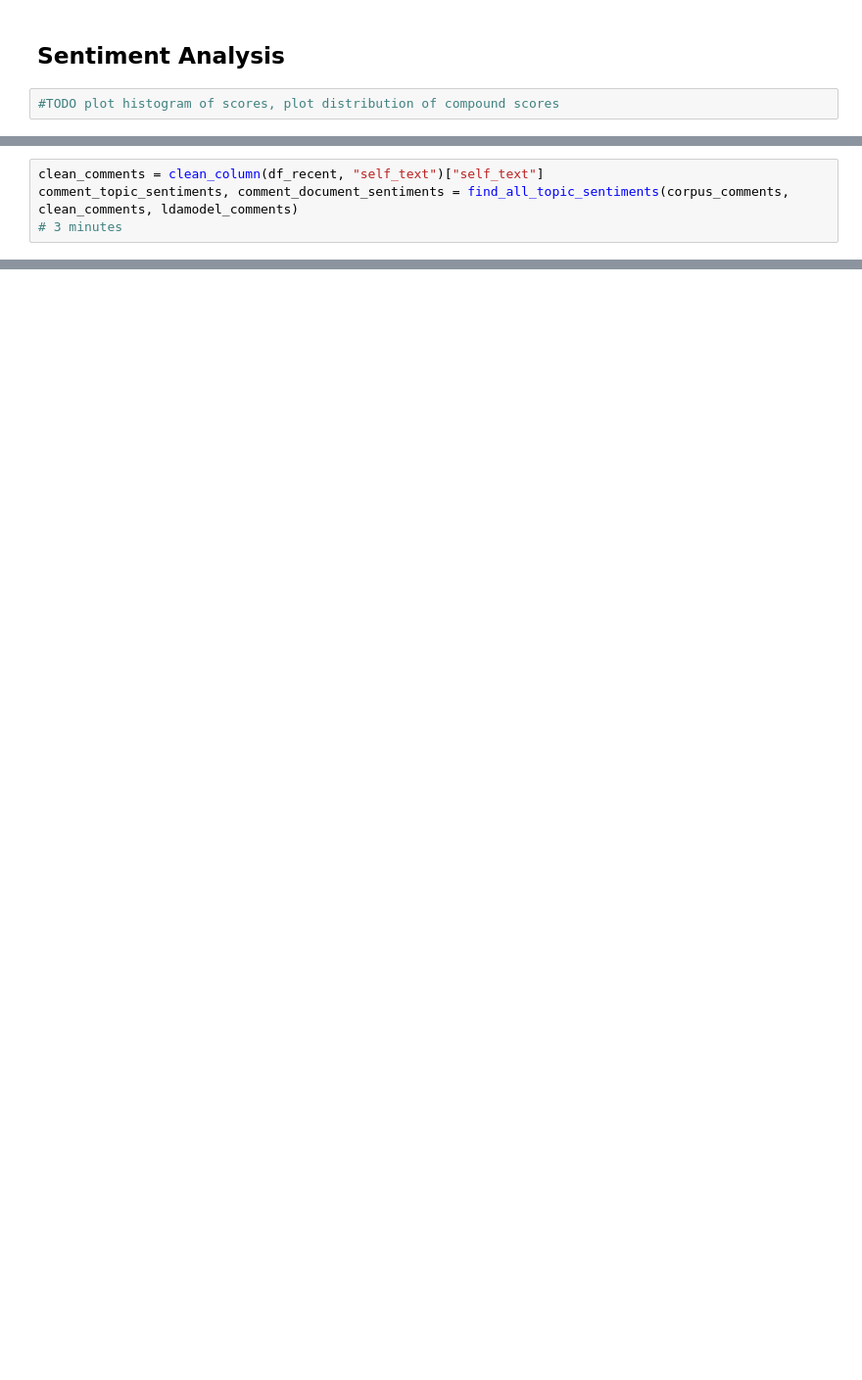
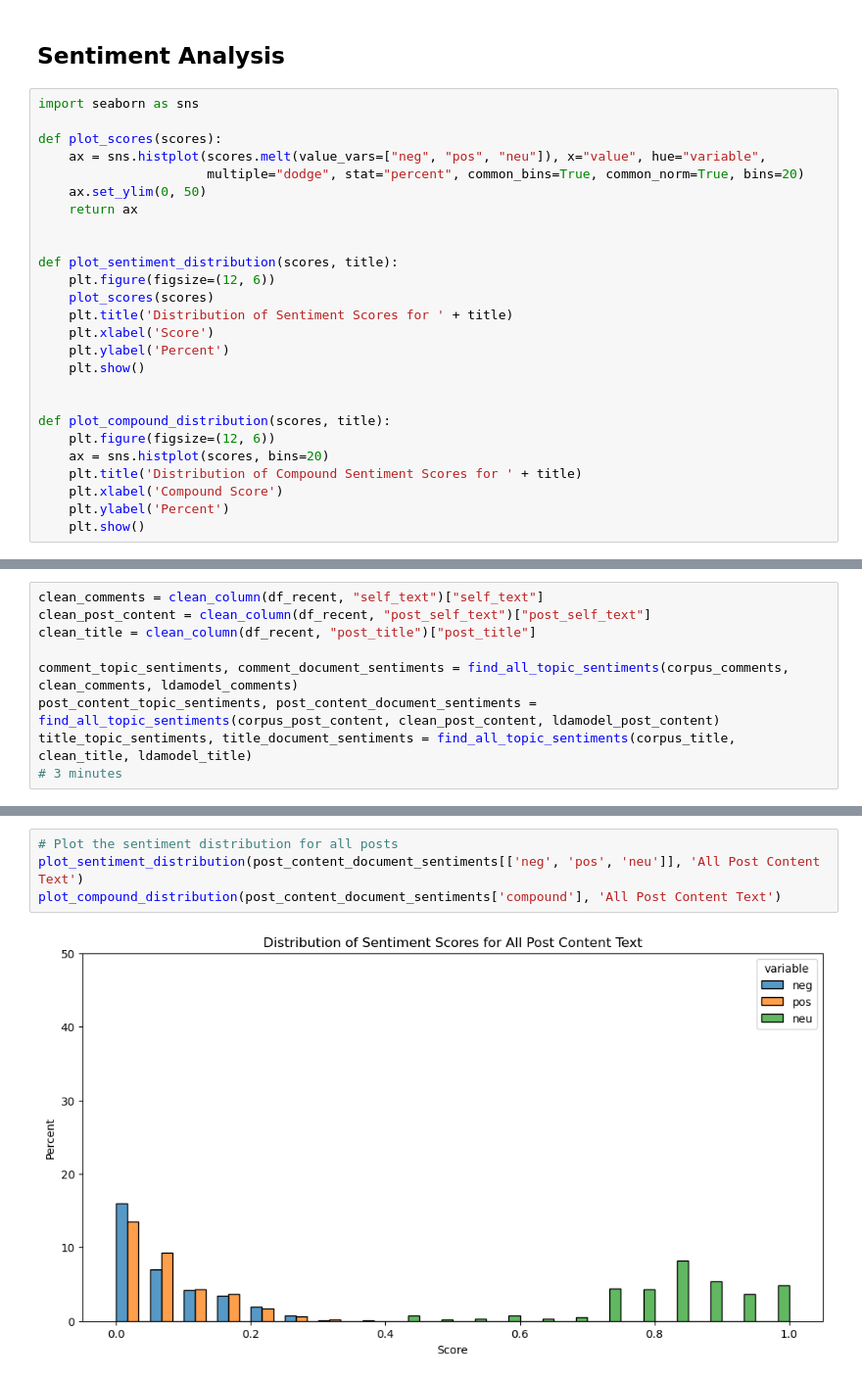
Before and after one commit to Nithin-Alluru/Reddit-Russia-Ukraine-Discourse-Analysis, a Jupyter notebook: text_analysis.ipynb, the cells around one changed output, grey strips where cells are left out. Shown: that part at 98% size. Saved outputs shown, nothing was run; the diff lists cells and outputs as text; blank space fills up the shorter version.

Commit message:
Remerged, ran text_analysis

```diff
--- a/text_analysis.ipynb
+++ b/text_analysis.ipynb
@@ -412,7 +415,31 @@ Title topics:
 # %% [markdown]
 ## Sentiment Analysis
 # %%
-#TODO plot histogram of scores, plot distribution of compound scores
+import seaborn as sns
+
+def plot_scores(scores):
+    ax = sns.histplot(scores.melt(value_vars=["neg", "pos", "neu"]), x="value", hue="variable",
+                      multiple="dodge", stat="percent", common_bins=True, common_norm=True, bins=20)
+    ax.set_ylim(0, 50)
+    return ax
+
+
+def plot_sentiment_distribution(scores, title):
+    plt.figure(figsize=(12, 6))
+    plot_scores(scores)
+    plt.title('Distribution of Sentiment Scores for ' + title)
+    plt.xlabel('Score')
+    plt.ylabel('Percent')
+    plt.show()
+
+
+def plot_compound_distribution(scores, title):
+    plt.figure(figsize=(12, 6))
+    ax = sns.histplot(scores, bins=20)
+    plt.title('Distribution of Compound Sentiment Scores for ' + title)
+    plt.xlabel('Compound Score')
+    plt.ylabel('Percent')
+    plt.show()
 # %%
 from nltk.sentiment.vader import SentimentIntensityAnalyzer
 from nltk.tokenize import sent_tokenize
@@ -459,5 +484,10 @@ def find_all_topic_sentiments(corp, documents, model):
 # %%
 clean_comments = clean_column(df_recent, "self_text")["self_text"]
+clean_post_content = clean_column(df_recent, "post_self_text")["post_self_text"]
+clean_title = clean_column(df_recent, "post_title")["post_title"]
+
 comment_topic_sentiments, comment_document_sentiments = find_all_topic_sentiments(corpus_comments, clean_comments, ldamodel_comments)
+post_content_topic_sentiments, post_content_document_sentiments = find_all_topic_sentiments(corpus_post_content, clean_post_content, ldamodel_post_content)
+title_topic_sentiments, title_document_sentiments = find_all_topic_sentiments(corpus_title, clean_title, ldamodel_title)
 # 3 minutes
 # %%
@@ -495,0 +564,6 @@ comment_topic_sentiments
+# %%
+# Plot the sentiment distribution for all posts
+plot_sentiment_distribution(post_content_document_sentiments[['neg', 'pos', 'neu']], 'All Post Content Text')
+plot_compound_distribution(post_content_document_sentiments['compound'], 'All Post Content Text')
+# %% [output]
+[figure, added]
```
Also changed, not shown: parts of 16 cells of this notebook, 1 other file.
